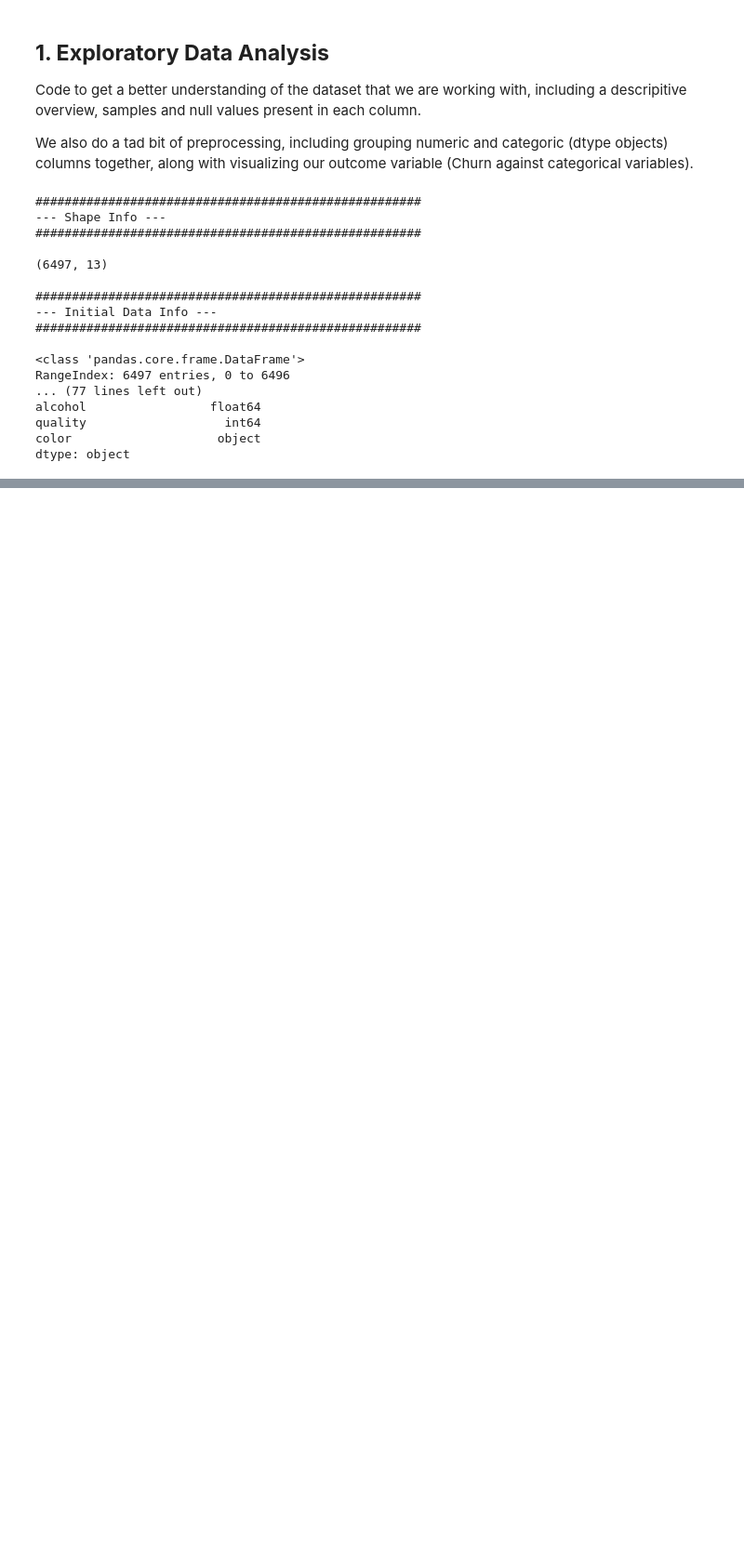
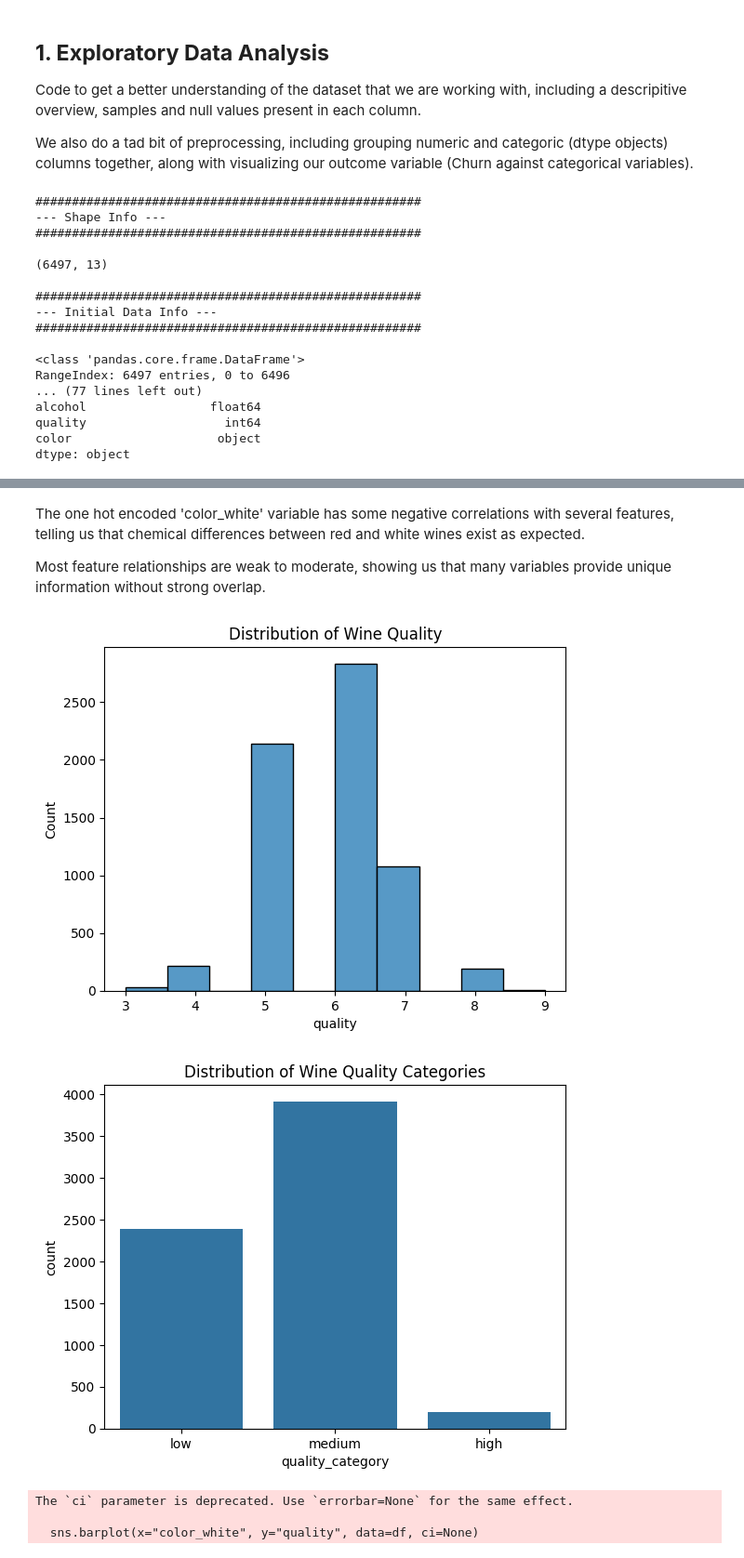
Before and after one commit to ag826/AIPI590_XAI_F25, a Jupyter notebook: Assignment_Interpretable_ML_II.ipynb, the cells around one changed output, grey strips where cells are left out. Shown at 93% size. Saved outputs shown, nothing was run; the diff lists cells and outputs as text; code cells hidden in the pictures; blank space fills up the shorter version.

```diff
--- a/Assignment_Interpretable_ML_II.ipynb
+++ b/Assignment_Interpretable_ML_II.ipynb
@@ -122,0 +146,24 @@ dtype: object
+# %% [markdown]
+The one hot encoded 'color_white' variable has some negative correlations with several features, telling us that chemical differences between red and white wines exist as expected.
+
+Most feature relationships are weak to moderate, showing us that many variables provide unique information without strong overlap.
+# %%
+
+sns.histplot(df['quality'], bins=10, kde=False)
+plt.title("Distribution of Wine Quality")
+plt.show()
+
+sns.countplot(x=y)
+plt.title("Distribution of Wine Quality Categories")
+plt.show()
+
+sns.barplot(x="color_white", y="quality", data=df, ci=None)
+plt.xticks([0, 1], ["Red", "White"])
+plt.title("Average Wine Quality by Color")
+plt.show()
+# %% [output]
+[figure, added]
+[figure, added]
+The `ci` parameter is deprecated. Use `errorbar=None` for the same effect.
+
+  sns.barplot(x="color_white", y="quality", data=df, ci=None)
```
Also changed, not shown: parts of 20 cells of this notebook.
